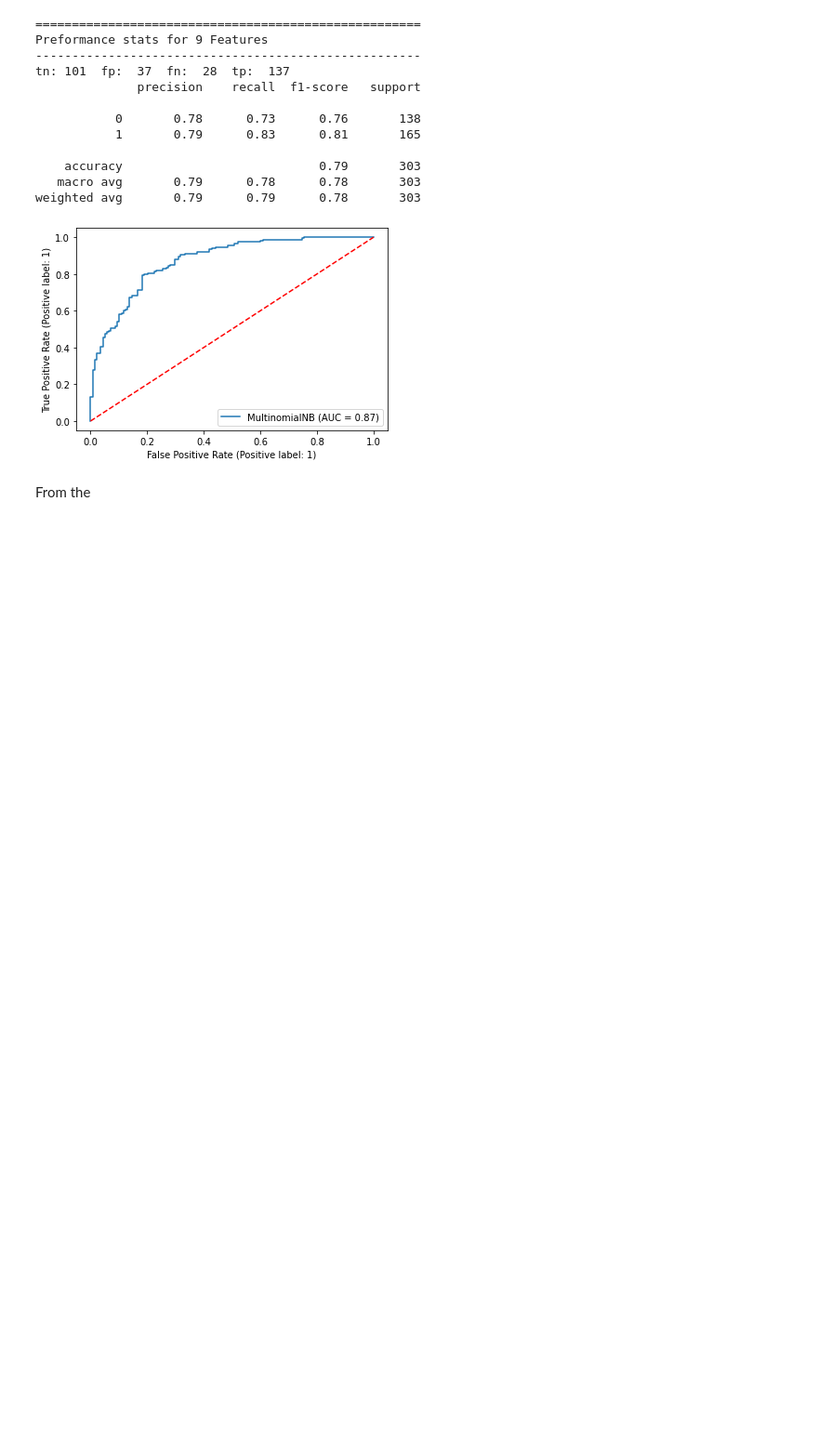
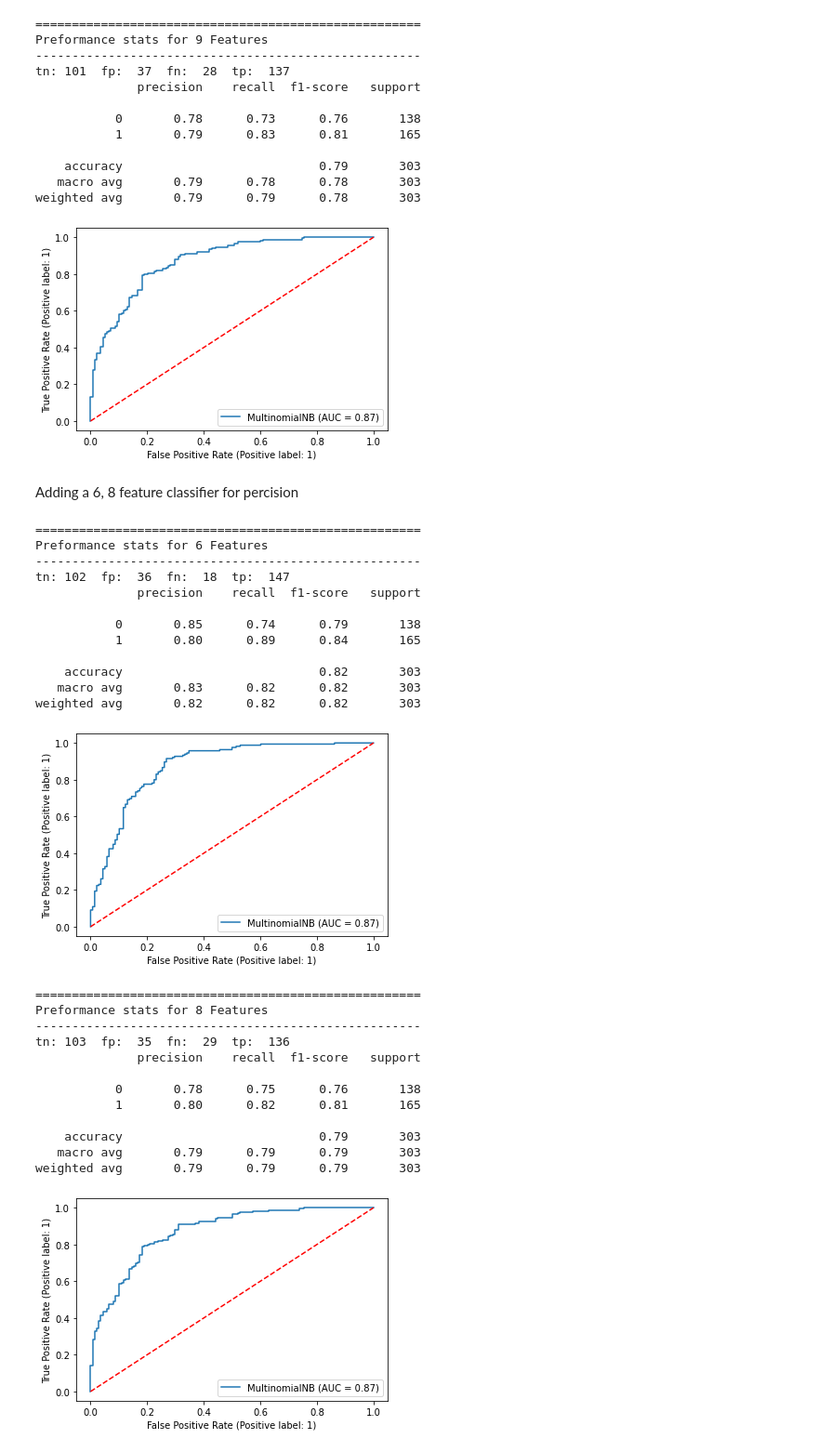
Before and after one commit to jonleesy/F21DLHeartDiseaseClassification, a Jupyter notebook: Model/HeartDisease.ipynb, the cells around one changed output. Shown at 93% size. Drawn from its saved outputs; the diff is of its cells as text; code cells hidden in the pictures; blank space fills up the shorter version.

```diff
--- a/Model/HeartDisease.ipynb
+++ b/Model/HeartDisease.ipynb
@@ -406,5 +406,43 @@ tn: 101  fp:  37  fn:  28  tp:  137
    macro avg       0.79      0.78      0.78       303
 weighted avg       0.79      0.79      0.78       303
 [figure]
-# %% [markdown]
-From the
+# %% [markdown]
+Adding a 6, 8 feature classifier for percision
+# %%
+print("="*53)
+print("Preformance stats for 6 Features")
+print("-"*53)
+feature_6 = df[["target", "thal", "cp", "exang", "thalach", "oldpeak", "sex"]]
+getConfMatClassReport(feature_6)
+print("="*53)
+print("Preformance stats for 8 Features")
+print("-"*53)
+feature_8 = df[["target", "thal", "cp", "exang", "thalach", "oldpeak", "sex", "ca", "age"]]
+getConfMatClassReport(feature_8)
+# %% [output]
+=====================================================
+Preformance stats for 6 Features
+-----------------------------------------------------
+tn: 102  fp:  36  fn:  18  tp:  147
+              precision    recall  f1-score   support
+
+           0       0.85      0.74      0.79       138
+           1       0.80      0.89      0.84       165
+
+    accuracy                           0.82       303
+   macro avg       0.83      0.82      0.82       303
+weighted avg       0.82      0.82      0.82       303
+[figure, added]
+=====================================================
+Preformance stats for 8 Features
+-----------------------------------------------------
+tn: 103  fp:  35  fn:  29  tp:  136
+              precision    recall  f1-score   support
+
+           0       0.78      0.75      0.76       138
+           1       0.80      0.82      0.81       165
+
+    accuracy                           0.79       303
+   macro avg       0.79      0.79      0.79       303
+weighted avg       0.79      0.79      0.79       303
+[figure, added]
```
Also changed, not shown: parts of 2 cells of this notebook.
